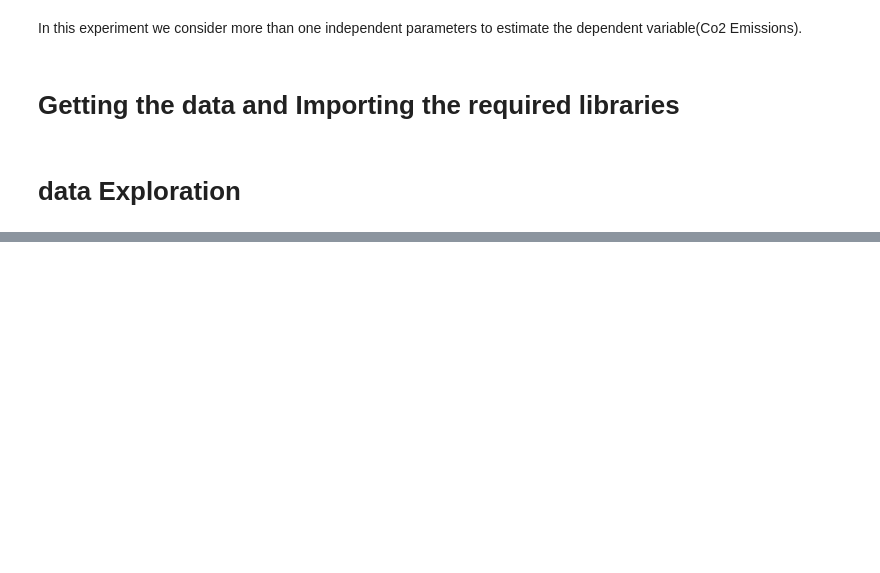
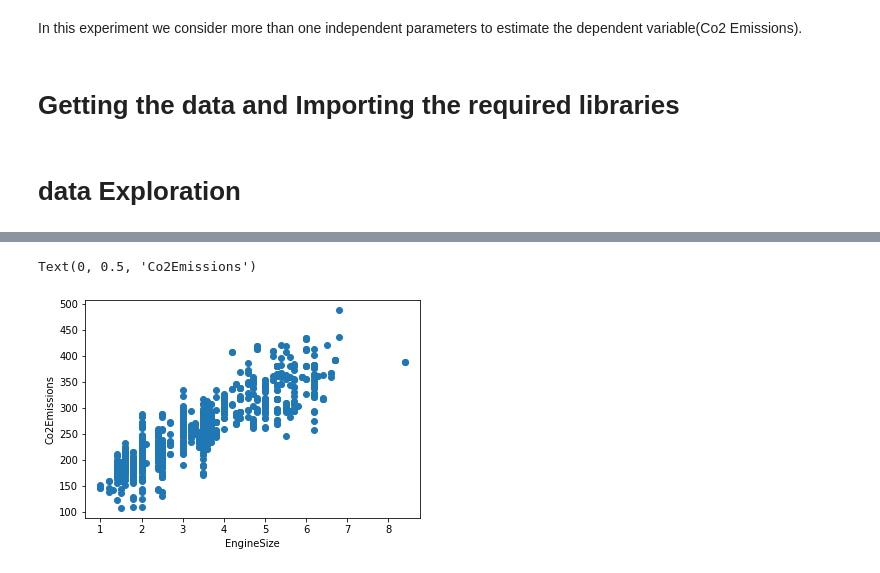
Before and after one commit to Lotfullah21/Machine-Learning, a Jupyter notebook: Multiple_Linear_Regression.ipynb, the cells around one changed output, grey strips where cells are left out. Drawn from its saved outputs; the diff is of its cells as text; code cells hidden in the pictures; blank space fills up the shorter version.

```diff
--- a/Multiple_Linear_Regression.ipynb
+++ b/Multiple_Linear_Regression.ipynb
@@ -56,0 +106,7 @@ memory usage: 108.5+ KB
+# %%
+plt.scatter(df["ENGINESIZE"],df["CO2EMISSIONS"])
+plt.xlabel("EngineSize")
+plt.ylabel("Co2Emissions")
+# %% [output]
+Text(0, 0.5, 'Co2Emissions')
+[figure, added]
```
Also changed, not shown: parts of 20 cells of this notebook.
